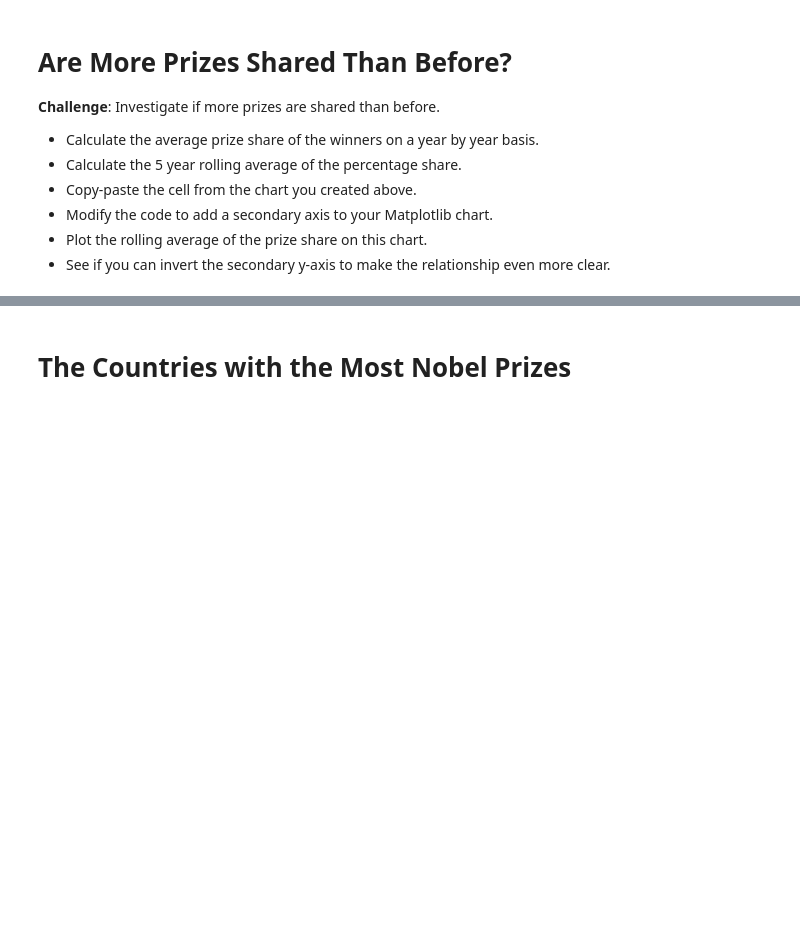
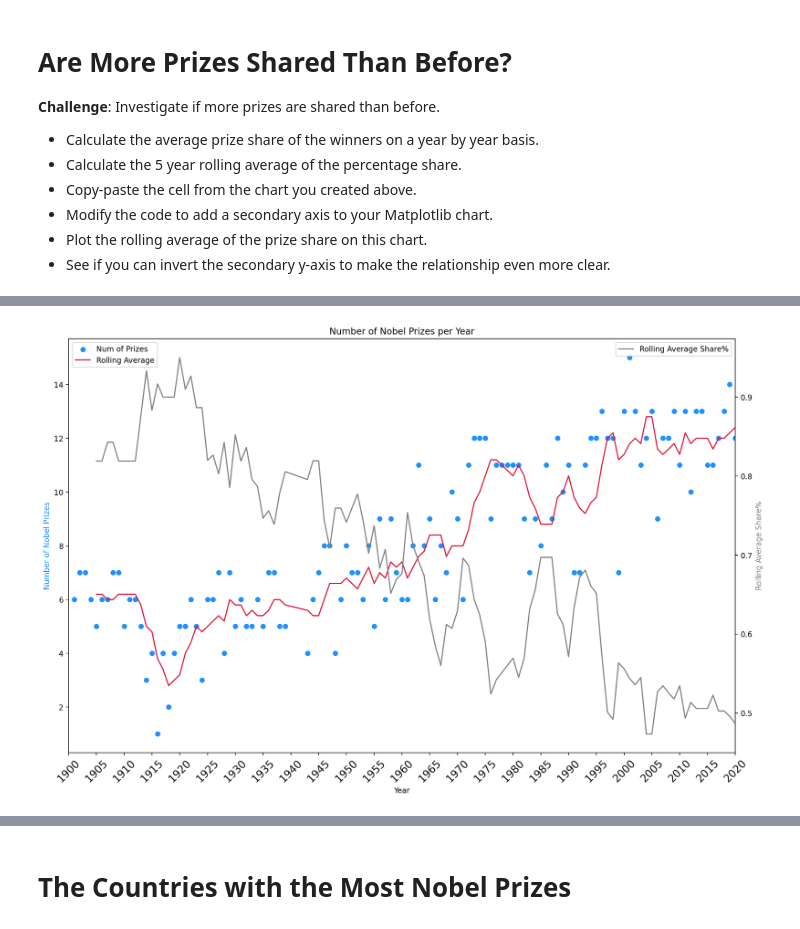
Before and after one commit to fkajose/100-Days-of-Code, a Jupyter notebook: 079-Nobel-prize-analysis/Nobel_Prize_Analysis.ipynb, the cells around one changed output, grey strips where cells are left out. Drawn from its saved outputs; the diff is of its cells as text; code cells hidden in the pictures; blank space fills up the shorter version.

```diff
--- a/079-Nobel-prize-analysis/Nobel_Prize_Analysis.ipynb
+++ b/079-Nobel-prize-analysis/Nobel_Prize_Analysis.ipynb
@@ -452,3 +450,7 @@ Text(0.5, 1.0, 'Number of Nobel Prizes per Year')
 * Modify the code to add a secondary axis to your Matplotlib chart.
 * Plot the rolling average of the prize share on this chart.
 * See if you can invert the secondary y-axis to make the relationship even more clear.
+# %%
+year_share = df_data.groupby(["year"]).share_pct.agg("mean")
+year_share.head()
+# year_share.info()
@@ -454,0 +465,3 @@ Text(0.5, 1.0, 'Number of Nobel Prizes per Year')
+# %%
+share_rolling = year_share.rolling(window=5).mean()
+share_rolling.tail()
@@ -454,0 +476,26 @@ Text(0.5, 1.0, 'Number of Nobel Prizes per Year')
+# %%
+fig, ax1 = plt.subplots(figsize=(16, 10), dpi=200)
+
+plt.xticks(ticks=np.arange(1900, 2025, 5), fontsize=14, rotation=45)
+plt.xlim(1900, 2020)
+
+ax2 = ax1.twinx()
+
+ax1.scatter(x=year_count.index, y=year_count, c="dodgerblue", label="Num of Prizes")
+ax1.plot(year_rolling.index, year_rolling, color="crimson", label="Rolling Average")
+
+ax1.set_xlabel("Year")
+ax1.set_ylabel("Number of Nobel Prizes", color="dodgerblue")
+ax1.set_title("Number of Nobel Prizes per Year")
+ax1.legend(loc="upper left")
+
+ax2.plot(
+    share_rolling.index,
+    share_rolling,
+    color="grey",
+    label="Rolling Average Share%",
+)
+ax2.set_ylabel("Rolling Average Share%", color="grey")
+ax2.legend(loc="upper right")
+# %% [output]
+[figure, added]
```
Also changed, not shown: parts of 6 cells of this notebook.
